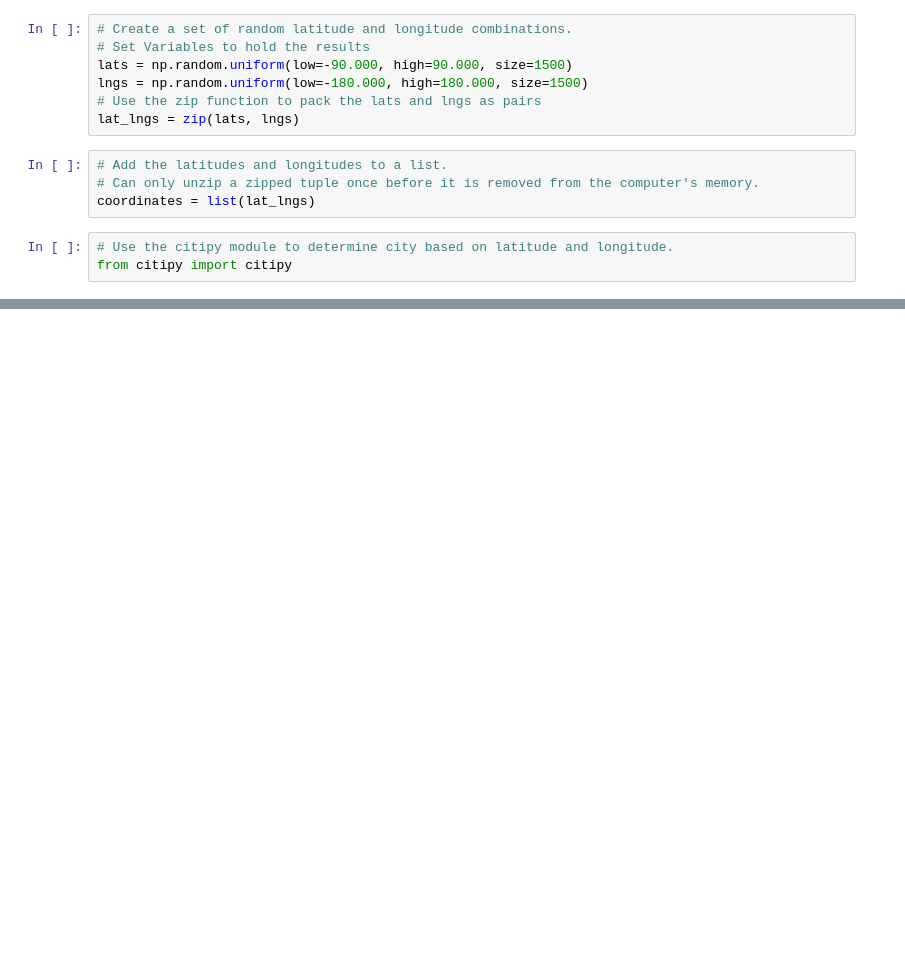
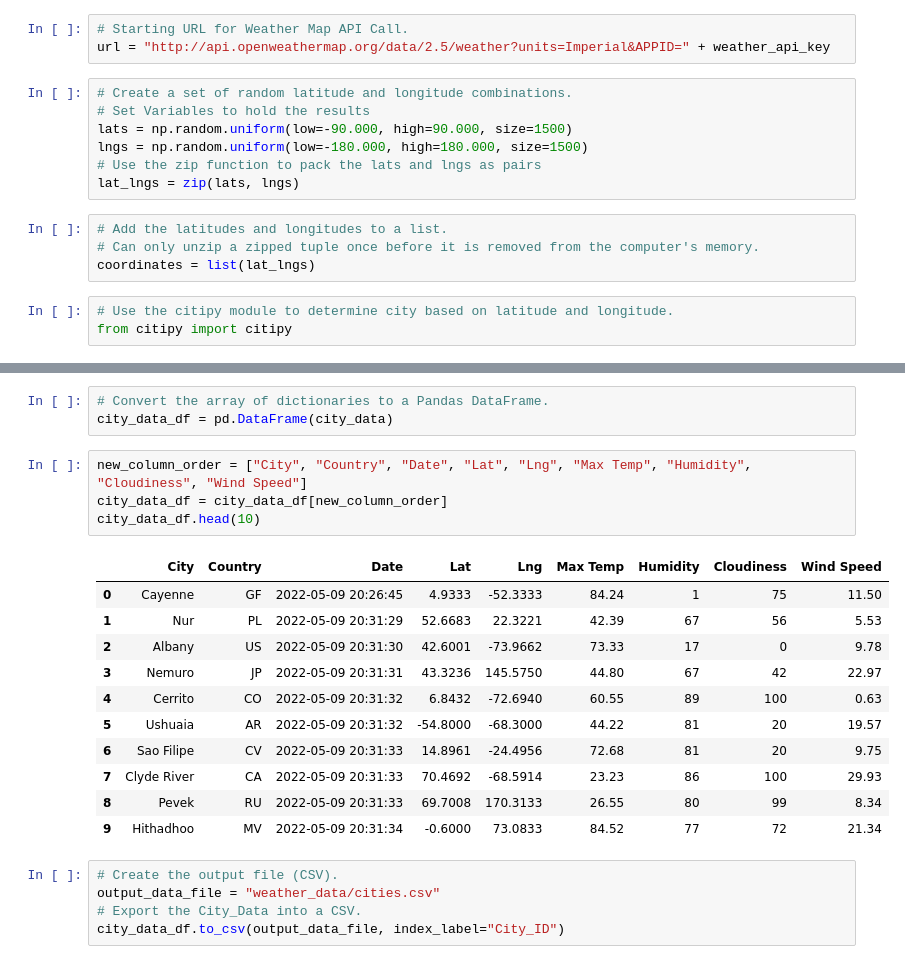
Before and after one commit to TheodoraNell/World_Weather_Analysis, a Jupyter notebook: WeatherPy.ipynb, the cells around one changed output, grey strips where cells are left out. Drawn from its saved outputs; the diff is of its cells as text; blank space fills up the shorter version.

Commit message:
Modifying .gitignore and adding WeatherPy file

```diff
--- a/WeatherPy.ipynb
+++ b/WeatherPy.ipynb
@@ -6,3 +12,6 @@ import numpy as np
+# %%
+# Starting URL for Weather Map API Call.
+url = "http://api.openweathermap.org/data/2.5/weather?units=Imperial&APPID=" + weather_api_key
 # %%
 # Create a set of random latitude and longitude combinations.
 # Set Variables to hold the results
@@ -33,0 +130,24 @@ len(cities)
+# %%
+# Convert the array of dictionaries to a Pandas DataFrame.
+city_data_df = pd.DataFrame(city_data)
+# %%
+new_column_order = ["City", "Country", "Date", "Lat", "Lng", "Max Temp", "Humidity", "Cloudiness", "Wind Speed"]
+city_data_df = city_data_df[new_column_order]
+city_data_df.head(10)
+# %% [output]
+|  | City | Country | Date | Lat | Lng | Max Temp | Humidity | Cloudiness | Wind Speed |
+| 0 | Cayenne | GF | 2022-05-09 20:26:45 | 4.9333 | -52.3333 | 84.24 | 1 | 75 | 11.50 |
+| 1 | Nur | PL | 2022-05-09 20:31:29 | 52.6683 | 22.3221 | 42.39 | 67 | 56 | 5.53 |
+| 2 | Albany | US | 2022-05-09 20:31:30 | 42.6001 | -73.9662 | 73.33 | 17 | 0 | 9.78 |
+| 3 | Nemuro | JP | 2022-05-09 20:31:31 | 43.3236 | 145.5750 | 44.80 | 67 | 42 | 22.97 |
+| 4 | Cerrito | CO | 2022-05-09 20:31:32 | 6.8432 | -72.6940 | 60.55 | 89 | 100 | 0.63 |
+| 5 | Ushuaia | AR | 2022-05-09 20:31:32 | -54.8000 | -68.3000 | 44.22 | 81 | 20 | 19.57 |
+| 6 | Sao Filipe | CV | 2022-05-09 20:31:33 | 14.8961 | -24.4956 | 72.68 | 81 | 20 | 9.75 |
+| 7 | Clyde River | CA | 2022-05-09 20:31:33 | 70.4692 | -68.5914 | 23.23 | 86 | 100 | 29.93 |
+| 8 | Pevek | RU | 2022-05-09 20:31:33 | 69.7008 | 170.3133 | 26.55 | 80 | 99 | 8.34 |
+| 9 | Hithadhoo | MV | 2022-05-09 20:31:34 | -0.6000 | 73.0833 | 84.52 | 77 | 72 | 21.34 |
+# %%
+# Create the output file (CSV).
+output_data_file = "weather_data/cities.csv"
+# Export the City_Data into a CSV.
+city_data_df.to_csv(output_data_file, index_label="City_ID")
```
Also changed, not shown: parts of 4 cells of this notebook, 2 other files.
